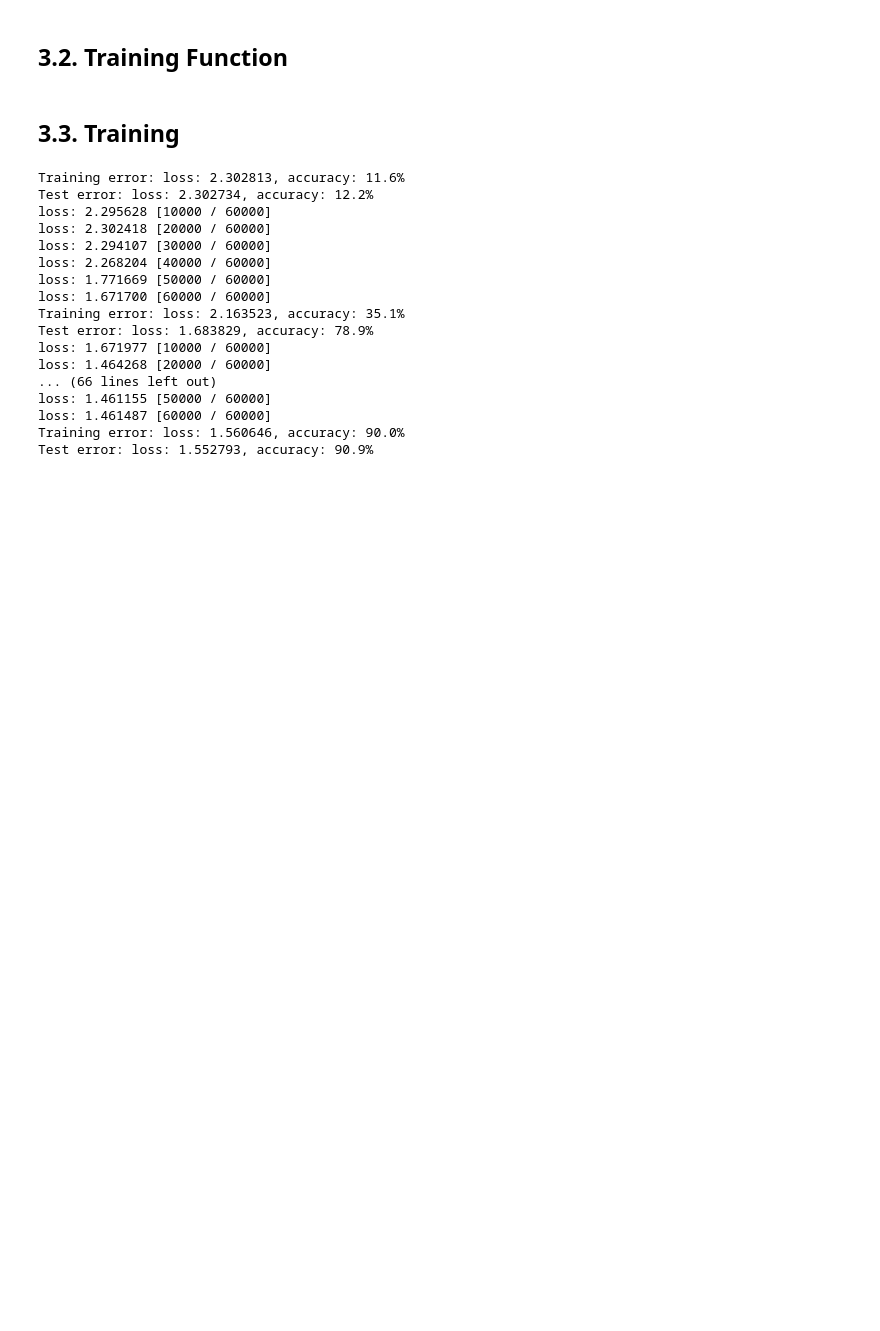
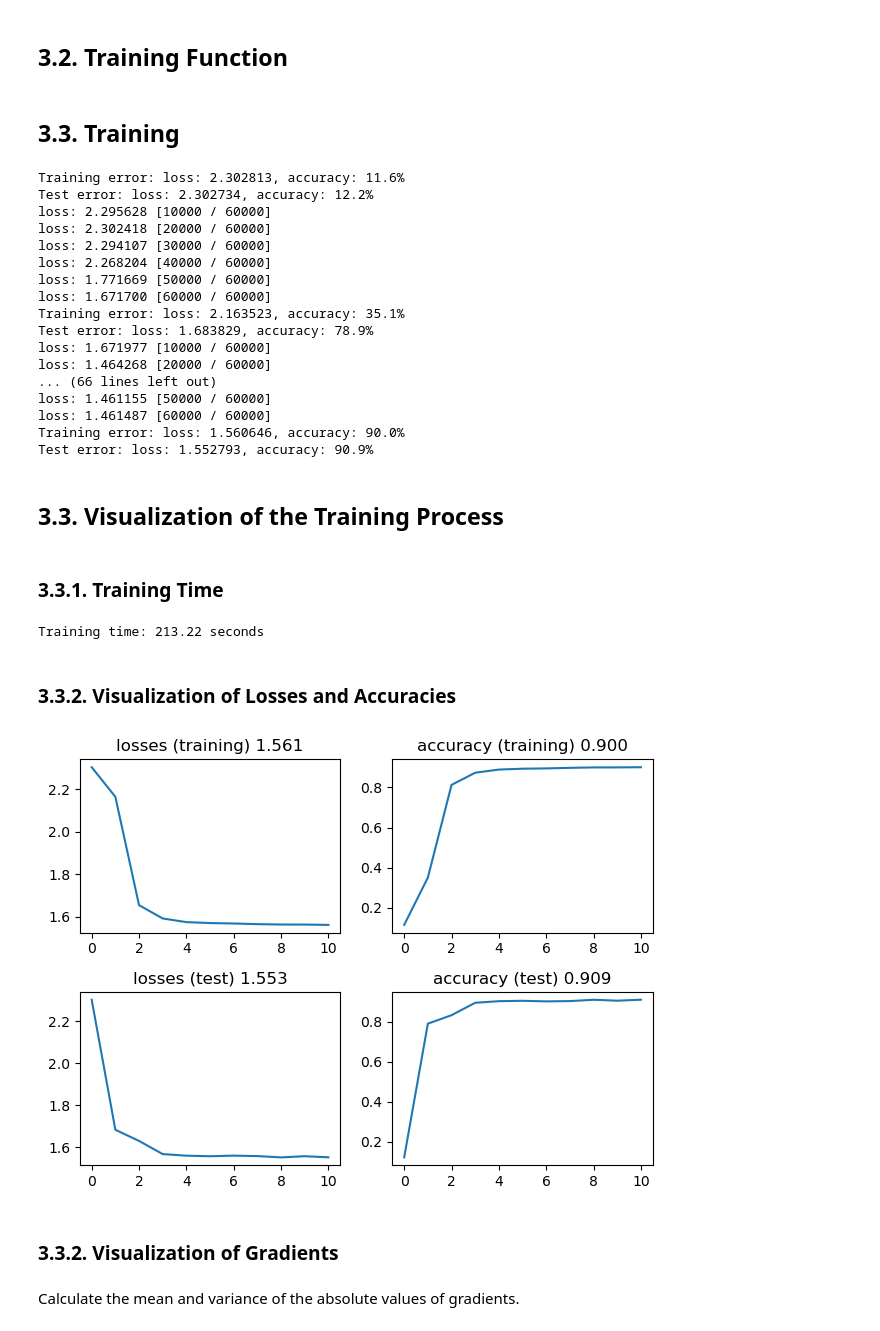
Before and after one commit to shuangxuetwelve/pytorch-practice, a Jupyter notebook: MNIST-CNN-LeNet.ipynb, the cells around one changed output. Saved outputs shown, nothing was run; the diff lists cells and outputs as text; code cells hidden in the pictures; blank space fills up the shorter version.

```diff
--- a/MNIST-CNN-LeNet.ipynb
+++ b/MNIST-CNN-LeNet.ipynb
@@ -276,3 +278,33 @@ loss: 1.461155 [50000 / 60000]
 loss: 1.461487 [60000 / 60000]
 Training error: loss: 1.560646, accuracy: 90.0%
 Test error: loss: 1.552793, accuracy: 90.9%
+# %% [markdown]
+## 3.3. Visualization of the Training Process
+# %% [markdown]
+### 3.3.1. Training Time
+# %%
+print(f'Training time: {duration:.2f} seconds')
+# %% [output]
+Training time: 213.22 seconds
+# %% [markdown]
+### 3.3.2. Visualization of Losses and Accuracies
+# %%
+fig, ((ax11, ax12), (ax21, ax22)) = plt.subplots(2,2)
+
+ax11.plot(losses)
+ax11.set_title(f'losses (training) {losses[EPOCHS]:.3f}')
+ax12.plot(corrects)
+ax12.set_title(f'accuracy (training) {corrects[EPOCHS]:.3f}')
+ax21.plot(losses_test)
+ax21.set_title(f'losses (test) {losses_test[EPOCHS]:.3f}')
+ax22.plot(corrects_test)
+ax22.set_title(f'accuracy (test) {corrects_test[EPOCHS]:.3f}')
+
+plt.tight_layout()
+plt.show()
+# %% [output]
+[figure, added]
+# %% [markdown]
+### 3.3.2. Visualization of Gradients
+# %% [markdown]
+Calculate the mean and variance of the absolute values of gradients.
```
Also changed, not shown: parts of 2 cells of this notebook.
